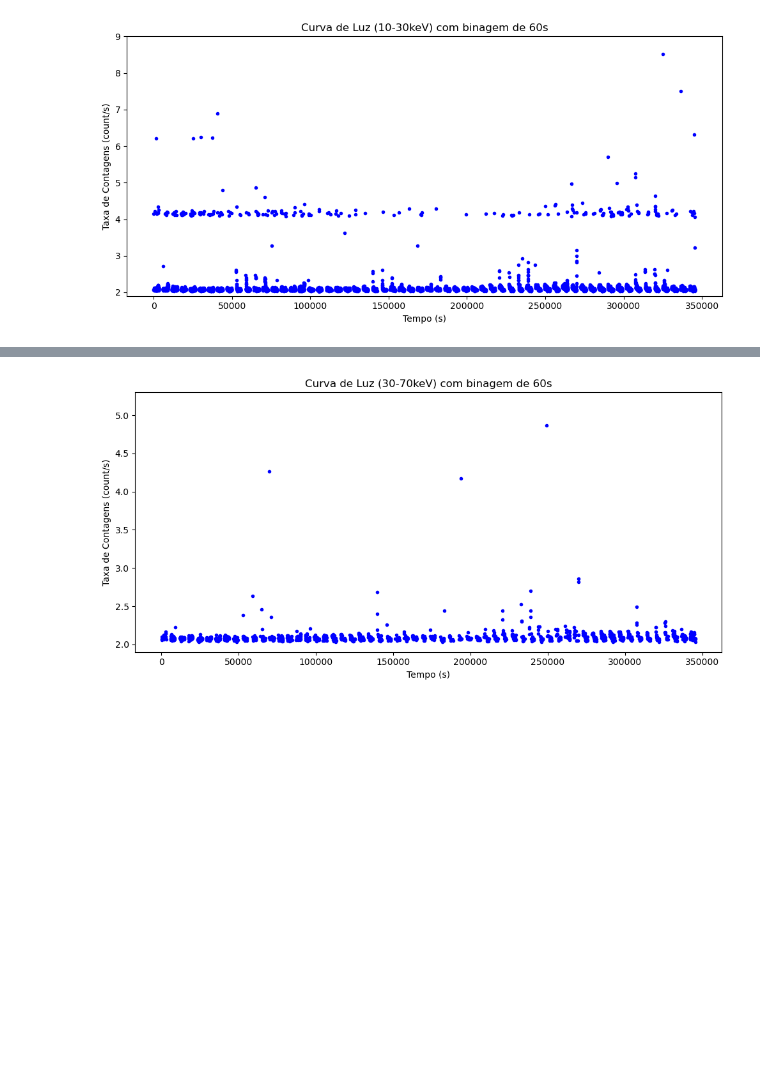
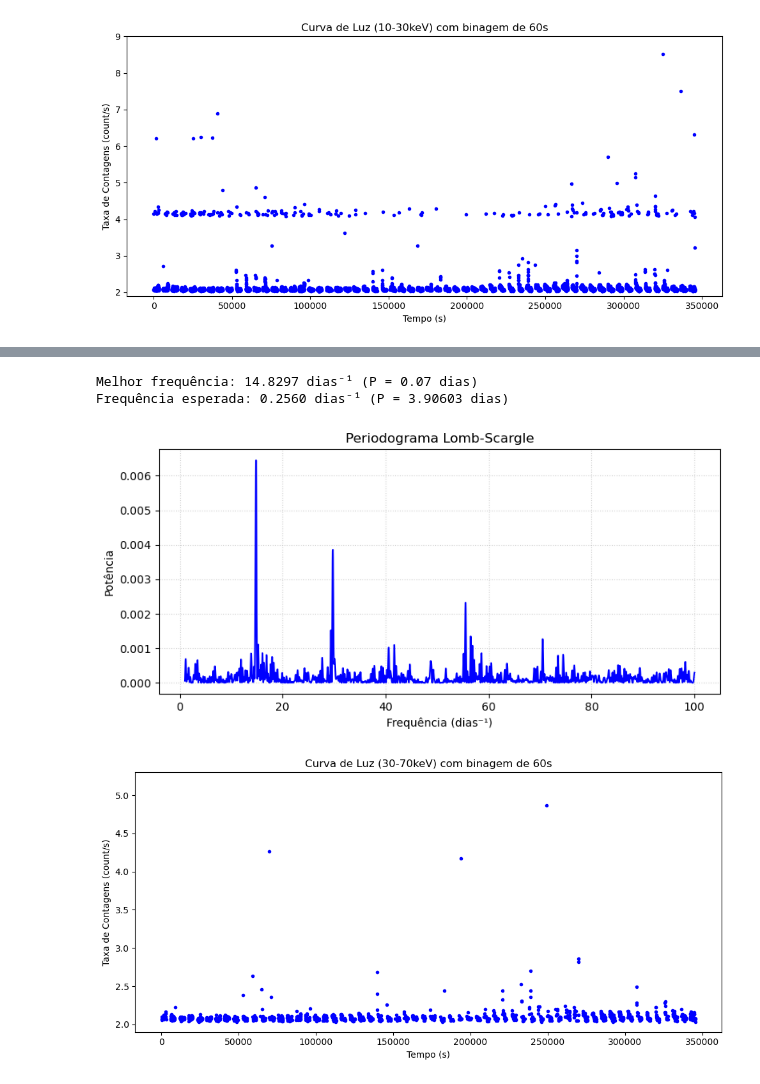
Before and after one commit to mariajulianrb/projeto_mestrado, a Jupyter notebook: data/notebook/light_curve_b60s.ipynb, the cells around one changed output, grey strips where cells are left out. Drawn from its saved outputs; the diff is of its cells as text; code cells hidden in the pictures; blank space fills up the shorter version.

```diff
--- a/data/notebook/light_curve_b60s.ipynb
+++ b/data/notebook/light_curve_b60s.ipynb
@@ -63,3 +167,61 @@ plt.show()
+# %%
+import matplotlib.pyplot as plt
+import numpy as np
+from astropy.table import Table
+from astropy.timeseries import LombScargle
+
+caminho = 'data/ bins 60s/10-30kev/nu30201034002A01_sr.lc'
+tabela = Table.read(caminho, hdu=1)
+
+time = np.array(tabela['TIME'])
+rate = np.array(tabela['RATE'])
+err = np.array(tabela['ERROR']) if 'ERROR' in tabela.colnames else None
+
+mask = (rate > 0) & ~np.isnan(rate)
+
+t_dias = time[mask] / 86400.0
+rate_clean = rate[mask] - np.mean(rate[mask])
+
+min_p, max_p = 0.01, 1.0
+freq_min, freq_max = 1 / max_p, 1 / min_p
+
+ls = LombScargle(t_dias, rate_clean, err[mask] if err is not None else None)
+freq, power = ls.autopower(
+    minimum_frequency=freq_min, maximum_frequency=freq_max, samples_per_peak=10
+)
+
+idx_pico = np.argmax(power)
+best_freq = freq[idx_pico]
+best_p = 1 / best_freq
+
+p_esperado = 3.90603
+f_esperado = 1 / p_esperado
+
+print(f'Melhor frequência: {best_freq:.4f} dias⁻¹ (P = {best_p:.2f} dias)')
+print(f'Frequência esperada: {f_esperado:.4f} dias⁻¹ (P = {p_esperado} dias)')
+
+plt.figure(figsize=(8, 4))
+plt.plot(freq, power, 'b-', lw=1.5)
+#plt.axvline(
+ #   f_esperado,
+  #  color='r',
+   # ls='--',
+   # label=f'Esperado (P = {p_esperado} d)',
+#)
+#plt.axvline(
+ #   best_freq, color='k', ls=':', label=f'Pico (P = {best_p:.2f} d)'
+#)
+plt.xlabel('Frequência (dias⁻¹)')
+plt.ylabel('Potência')
+plt.title('Periodograma Lomb-Scargle')
+#plt.legend()
+plt.grid(True, ls=':', alpha=0.6)
+plt.tight_layout()
+plt.show()
+# %% [output]
+Melhor frequência: 14.8297 dias⁻¹ (P = 0.07 dias)
+Frequência esperada: 0.2560 dias⁻¹ (P = 3.90603 dias)
+[figure, added]
 # %%
 import matplotlib.pyplot as plt
 import pandas as pd
```
Also changed, not shown: parts of 5 cells of this notebook.
